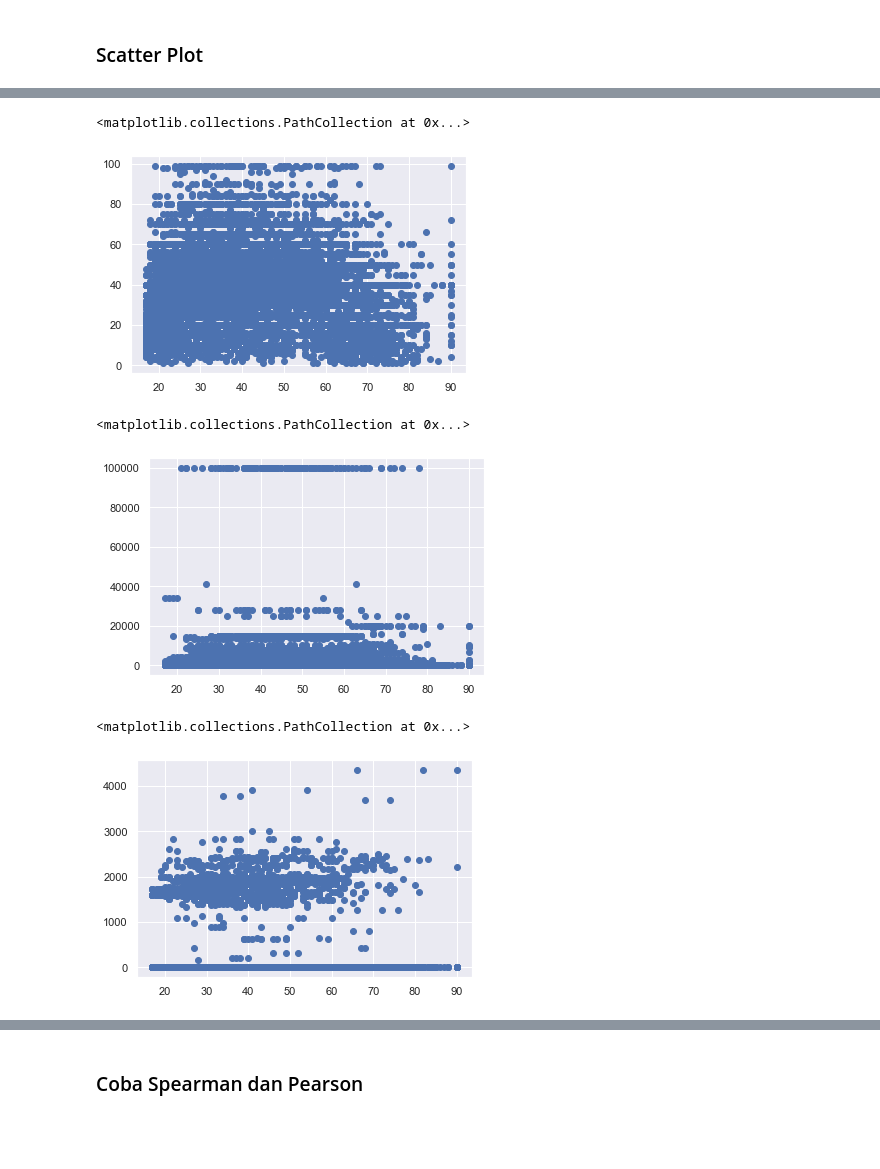
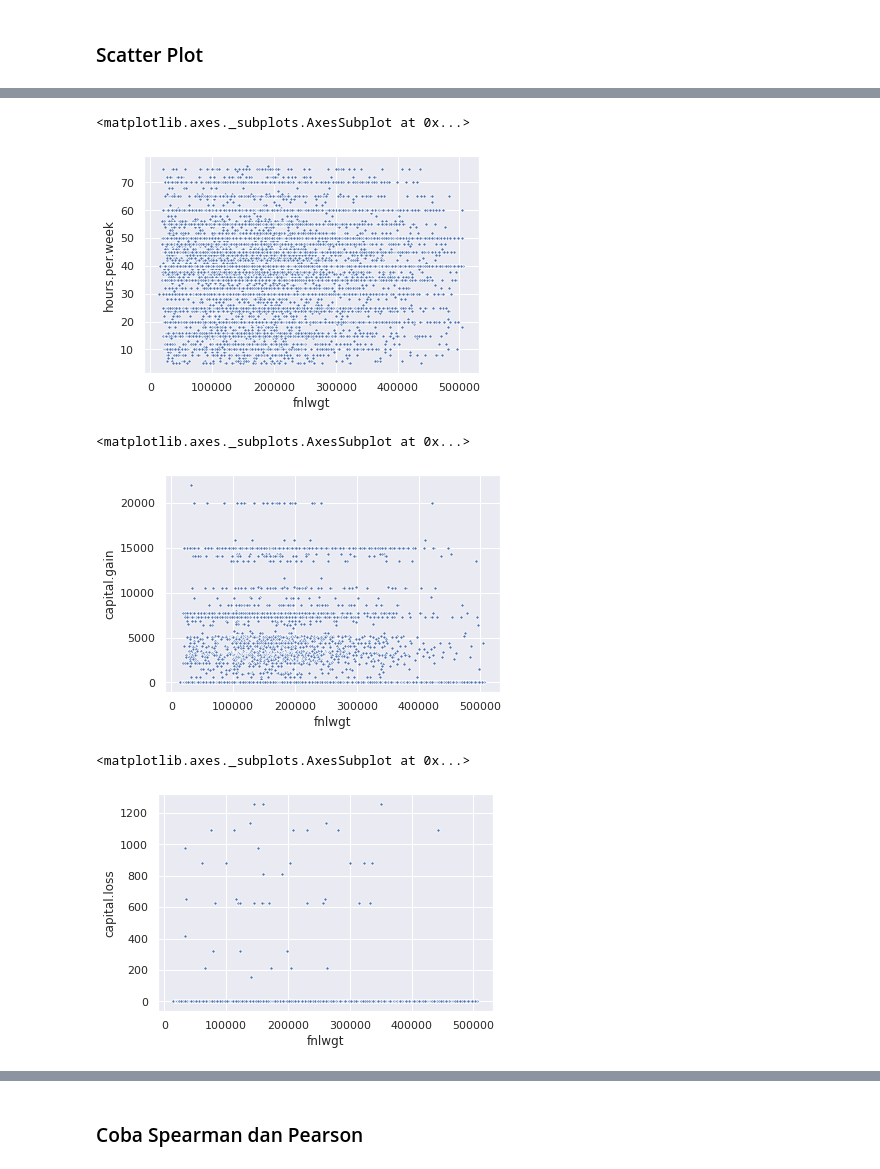
Before and after one commit to nicholasanthonys/tubes-probabilias-statistika, a Jupyter notebook: Tubes Data Cleaning.ipynb, the cells around one changed output, grey strips where cells are left out. Saved outputs shown, nothing was run; the diff lists cells and outputs as text; code cells hidden in the pictures; blank space fills up the shorter version.

Commit message:
fix size scatter plot

```diff
--- a/Tubes Data Cleaning.ipynb
+++ b/Tubes Data Cleaning.ipynb
@@ -192,15 +236,15 @@ plt.scatter(datacensus["age"], datacensus["fnlwgt"])
 # %%
-plt.scatter(datacensus["age"], datacensus["hours.per.week"])
+sns.scatterplot(datacensus["fnlwgt"], datacensus["hours.per.week"], s=10)
 # %% [output]
-<matplotlib.collections.PathCollection at 0x...>
+<matplotlib.axes._subplots.AxesSubplot at 0x...>
-[figure, old version]
+[figure, new version]
 # %%
-plt.scatter(datacensus["age"], datacensus["capital.gain"])
+sns.scatterplot(datacensus["fnlwgt"], datacensus["capital.gain"], s=10)
 # %% [output]
-<matplotlib.collections.PathCollection at 0x...>
+<matplotlib.axes._subplots.AxesSubplot at 0x...>
-[figure, old version]
+[figure, new version]
 # %%
-plt.scatter(datacensus["age"], datacensus["capital.loss"])
+sns.scatterplot(datacensus["fnlwgt"], datacensus["capital.loss"], s=10)
 # %% [output]
-<matplotlib.collections.PathCollection at 0x...>
+<matplotlib.axes._subplots.AxesSubplot at 0x...>
-[figure, old version]
+[figure, new version]
```
Also changed, not shown: parts of 21 cells of this notebook.
